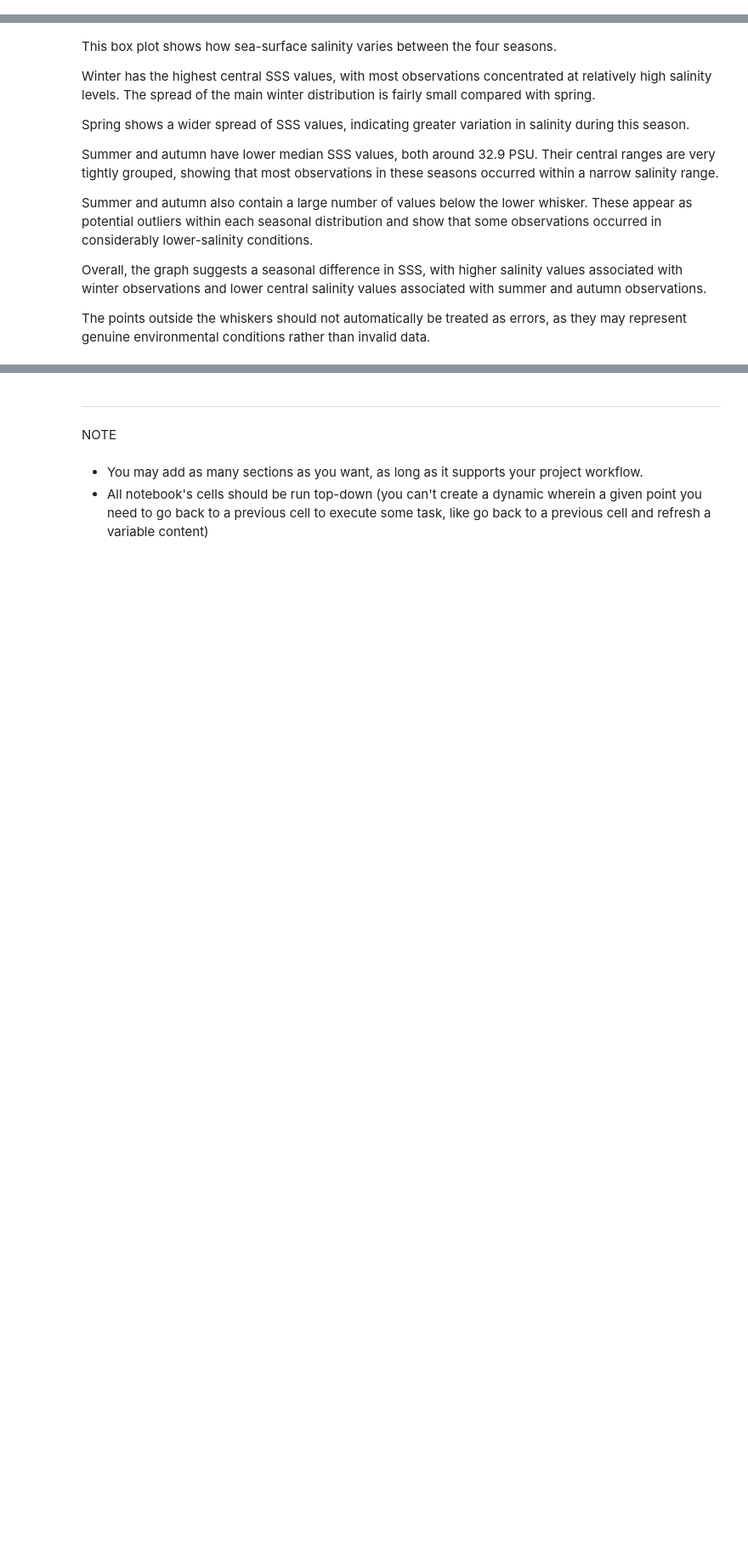
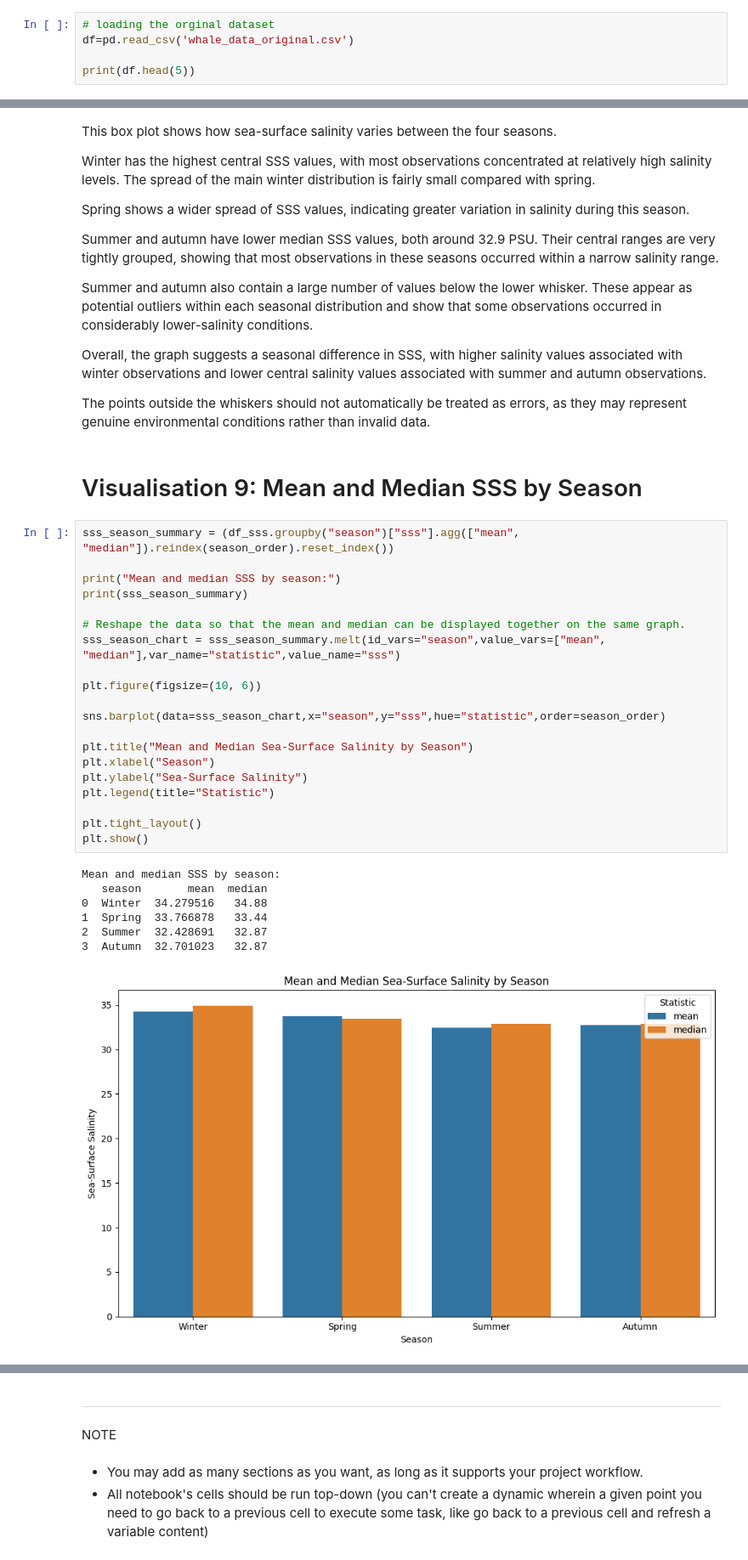
Before and after one commit to gavr1988/humpback_whale_observations, a Jupyter notebook: jupyter_notebooks/Gav_Notebook_Template.ipynb, the cells around one changed output, grey strips where cells are left out. Shown at 85% size. Saved outputs shown, nothing was run; the diff lists cells and outputs as text; blank space fills up the shorter version.

Commit message:
visualisation 10

```diff
--- a/jupyter_notebooks/Gav_Notebook_Template.ipynb
+++ b/jupyter_notebooks/Gav_Notebook_Template.ipynb
@@ -98,0 +62,5 @@ print(df.head(5))
+# %%
+# loading the orginal dataset
+df=pd.read_csv('whale_data_original.csv')
+
+print(df.head(5))
@@ -871,3 +841,33 @@ Summer and autumn also contain a large number of values below the lower whisker.
 Overall, the graph suggests a seasonal difference in SSS, with higher salinity values associated with winter observations and lower central salinity values associated with summer and autumn observations.
 
 The points outside the whiskers should not automatically be treated as errors, as they may represent genuine environmental conditions rather than invalid data.
+# %% [markdown]
+# Visualisation 9: Mean and Median SSS by Season
+# %%
+sss_season_summary = (df_sss.groupby("season")["sss"].agg(["mean", "median"]).reindex(season_order).reset_index())
+
+print("Mean and median SSS by season:")
+print(sss_season_summary)
+
+# Reshape the data so that the mean and median can be displayed together on the same graph.
+sss_season_chart = sss_season_summary.melt(id_vars="season",value_vars=["mean", "median"],var_name="statistic",value_name="sss")
+
+plt.figure(figsize=(10, 6))
+
+sns.barplot(data=sss_season_chart,x="season",y="sss",hue="statistic",order=season_order)
+
+plt.title("Mean and Median Sea-Surface Salinity by Season")
+plt.xlabel("Season")
+plt.ylabel("Sea-Surface Salinity")
+plt.legend(title="Statistic")
+
+plt.tight_layout()
+plt.show()
+# %% [output]
+Mean and median SSS by season:
+   season       mean  median
+0  Winter  34.279516   34.88
+1  Spring  33.766878   33.44
+2  Summer  32.428691   32.87
+3  Autumn  32.701023   32.87
+[figure, added]
```
Also changed, not shown: parts of 10 cells of this notebook.
